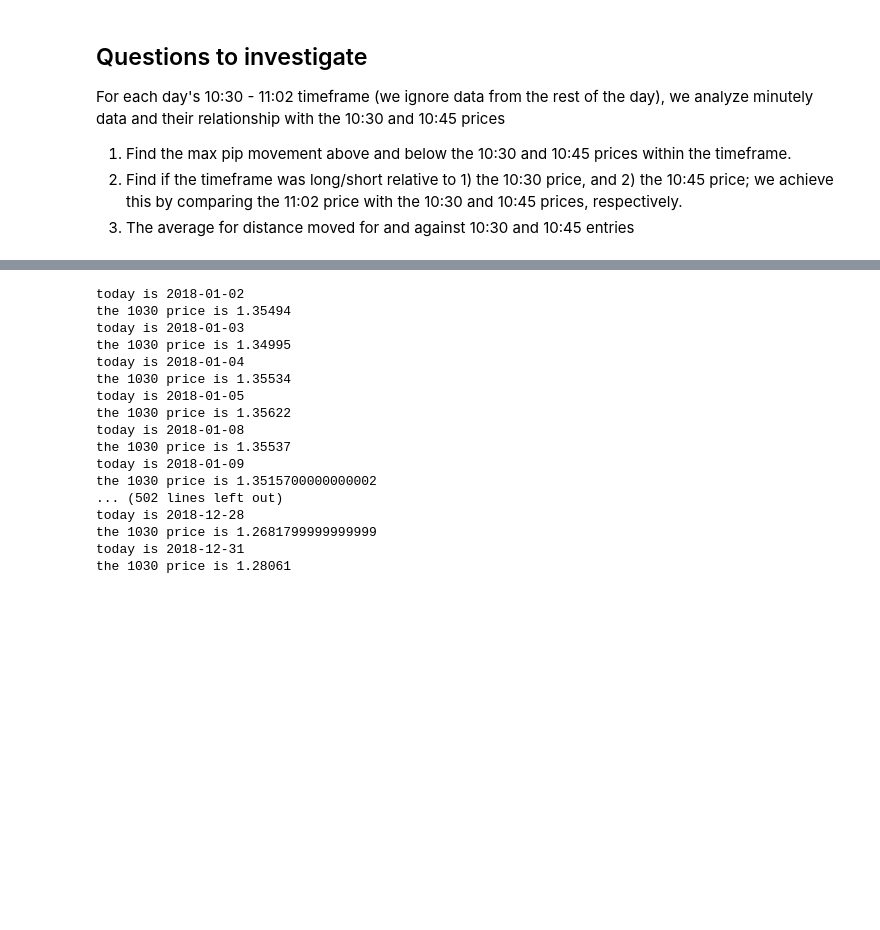
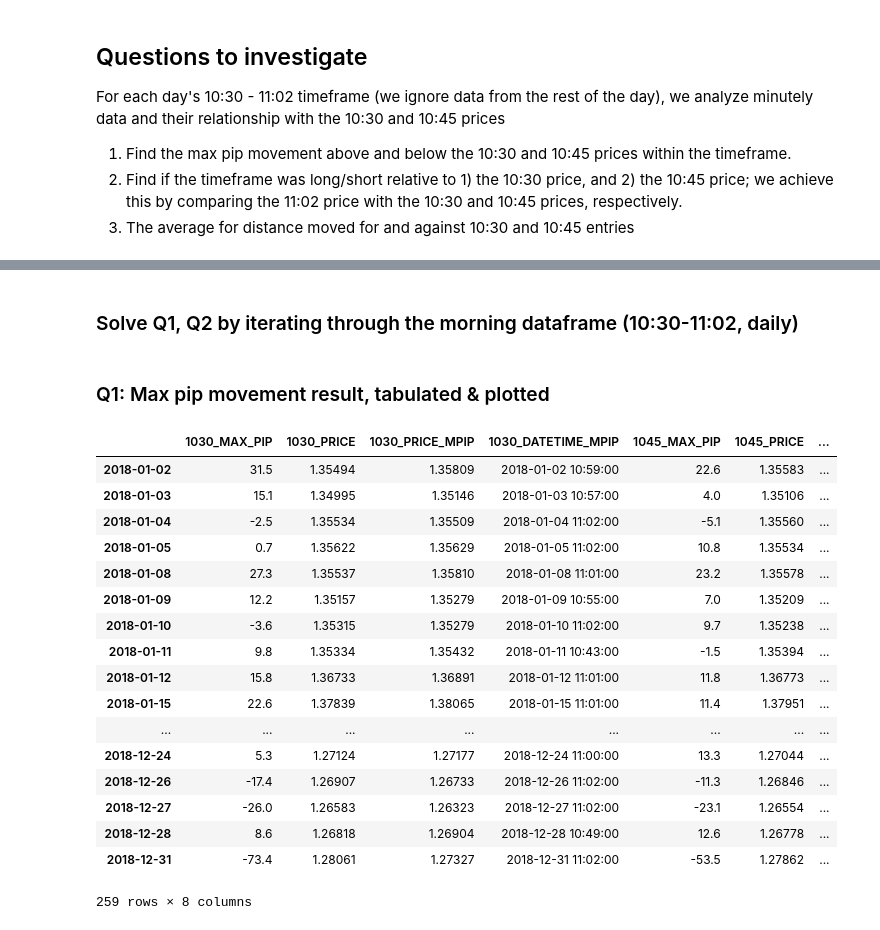
Before and after one commit to vic-lee/PyFX, a Jupyter notebook: edge_research.ipynb, the cells around one changed output, grey strips where cells are left out. Drawn from its saved outputs; the diff is of its cells as text; code cells hidden in the pictures; blank space fills up the shorter version.

```diff
--- a/edge_research.ipynb
+++ b/edge_research.ipynb
@@ -150,39 +83,0 @@ Index([u'date', u'val'], dtype='object')
-# %%
-max_pips = {}
-current_date = 0
-for index, row in mdf.iterrows():
-    if index.date() != current_date:
-        current_date = index.date()
-        df_1030_idx = str(current_date) + " 10:30:00"
-        df_1045_idx = str(current_date) + " 10:45:00"
-        price_1030 = df_1030[df_1030_idx]['val']
-        price_1045 = df_1045[df_1045_idx]['val']
-
-#         print("today is " + str(current_date))
-        print("the 1030 price is " + str(df_1030.loc[str(current_date) + " 10:30:00"]['val']))
-#         print(current_date)
-#     print(row['val'])
-#         max_pips[current_date] = {}
-#         max_pips[current_date]['max_pip_1030'] = 0
-#         max_pips[current_date]['max_pip_1045'] = 0
-#     cur_mvmt_1030 = row['val'] - df_1030[current_date]
-#     print(cur_mvmt_1030)
-# print(max_pips)
-# %% [output]
-today is 2018-01-02
-the 1030 price is 1.35494
-today is 2018-01-03
-the 1030 price is 1.34995
-today is 2018-01-04
-the 1030 price is 1.35534
-today is 2018-01-05
-the 1030 price is 1.35622
-today is 2018-01-08
-the 1030 price is 1.35537
-today is 2018-01-09
-the 1030 price is 1.3515700000000002
-... (502 lines left out)
-today is 2018-12-28
-the 1030 price is 1.2681799999999999
-today is 2018-12-31
-the 1030 price is 1.28061
@@ -188,0 +104,2 @@ the 1030 price is 1.28061
+# %% [markdown]
+### Solve Q1, Q2 by iterating through the morning dataframe (10:30-11:02, daily)
@@ -188,0 +163,26 @@ the 1030 price is 1.28061
+# %% [markdown]
+### Q1: Max pip movement result, tabulated & plotted
+# %%
+df_mpip = pd.DataFrame.from_dict(mpip, orient='index')
+df_mpip = df_mpip[[col_max_pip_1030, col_1030_price, col_max_pip_1030_price, col_max_pip_1030_dt,\
+                   col_max_pip_1045, col_1045_price, col_max_pip_1045_price, col_max_pip_1045_dt]]
+df_mpip
+# %% [output]
+|  | 1030_MAX_PIP | 1030_PRICE | 1030_PRICE_MPIP | 1030_DATETIME_MPIP | 1045_MAX_PIP | 1045_PRICE | ... |
+| 2018-01-02 | 31.5 | 1.35494 | 1.35809 | 2018-01-02 10:59:00 | 22.6 | 1.35583 | ... |
+| 2018-01-03 | 15.1 | 1.34995 | 1.35146 | 2018-01-03 10:57:00 | 4.0 | 1.35106 | ... |
+| 2018-01-04 | -2.5 | 1.35534 | 1.35509 | 2018-01-04 11:02:00 | -5.1 | 1.35560 | ... |
+| 2018-01-05 | 0.7 | 1.35622 | 1.35629 | 2018-01-05 11:02:00 | 10.8 | 1.35534 | ... |
+| 2018-01-08 | 27.3 | 1.35537 | 1.35810 | 2018-01-08 11:01:00 | 23.2 | 1.35578 | ... |
+| 2018-01-09 | 12.2 | 1.35157 | 1.35279 | 2018-01-09 10:55:00 | 7.0 | 1.35209 | ... |
+| 2018-01-10 | -3.6 | 1.35315 | 1.35279 | 2018-01-10 11:02:00 | 9.7 | 1.35238 | ... |
+| 2018-01-11 | 9.8 | 1.35334 | 1.35432 | 2018-01-11 10:43:00 | -1.5 | 1.35394 | ... |
+| 2018-01-12 | 15.8 | 1.36733 | 1.36891 | 2018-01-12 11:01:00 | 11.8 | 1.36773 | ... |
+| 2018-01-15 | 22.6 | 1.37839 | 1.38065 | 2018-01-15 11:01:00 | 11.4 | 1.37951 | ... |
+| ... | ... | ... | ... | ... | ... | ... | ... |
+| 2018-12-24 | 5.3 | 1.27124 | 1.27177 | 2018-12-24 11:00:00 | 13.3 | 1.27044 | ... |
+| 2018-12-26 | -17.4 | 1.26907 | 1.26733 | 2018-12-26 11:02:00 | -11.3 | 1.26846 | ... |
+| 2018-12-27 | -26.0 | 1.26583 | 1.26323 | 2018-12-27 11:02:00 | -23.1 | 1.26554 | ... |
+| 2018-12-28 | 8.6 | 1.26818 | 1.26904 | 2018-12-28 10:49:00 | 12.6 | 1.26778 | ... |
+| 2018-12-31 | -73.4 | 1.28061 | 1.27327 | 2018-12-31 11:02:00 | -53.5 | 1.27862 | ... |
+259 rows × 8 columns
```
Also changed, not shown: parts of 24 cells of this notebook, 1 other file.
